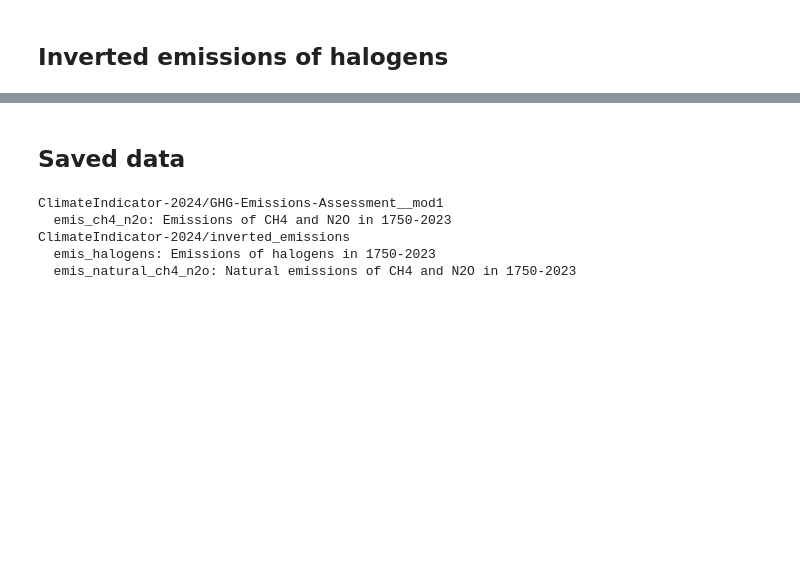
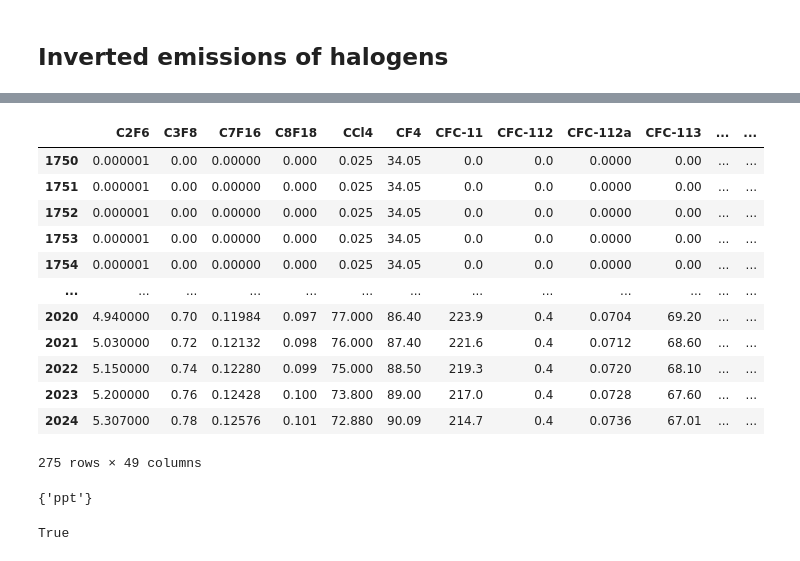
Before and after one commit to tsutsui1872/mce, a Jupyter notebook: notebook/mk_inv_emissions.ipynb, the cells around one changed output, grey strips where cells are left out. Cells and saved outputs as stored; diff of their text form; code cells hidden in the pictures; blank space fills up the shorter version.

```diff
--- a/notebook/mk_inv_emissions.ipynb
+++ b/notebook/mk_inv_emissions.ipynb
@@ -142,0 +155,2 @@ with h5py.File(outpath, 'r+') as f1:
+# %%
+ds = ScenarioBase(outpath='untracked/scenarios.h5', mode='a')
@@ -142,0 +165,8 @@ with h5py.File(outpath, 'r+') as f1:
+# %%
+ds_hist = ds.get_scenario('historical')
+
+df_conc = pd.DataFrame(
+    ds_hist['conc']['data'],
+    index=ds_hist['conc']['time'],
+    columns=ds_hist['conc']['variables'],
+)
@@ -434,21 +276,30 @@ for ax, gas in zip(myplt(), gases):
-# %% [markdown]
-## Saved data
-# %%
-with h5py.File(outpath, 'r') as f1:
-    for dname in [
-        'ClimateIndicator-2024/GHG-Emissions-Assessment__mod1',
-        'ClimateIndicator-2024/inverted_emissions',
-        ]:
-        print(dname)
-        grp = f1[dname]
-        grp.visititems(
-            lambda name, obj:
-            print('  {}: {}'.format(name, obj.attrs['description']))
-            if isinstance(obj, h5py.Group) else None
-        )
-# %% [output]
-ClimateIndicator-2024/GHG-Emissions-Assessment__mod1
-  emis_ch4_n2o: Emissions of CH4 and N2O in 1750-2023
-ClimateIndicator-2024/inverted_emissions
-  emis_halogens: Emissions of halogens in 1750-2023
-  emis_natural_ch4_n2o: Natural emissions of CH4 and N2O in 1750-2023
+# %%
+df_conc = pd.DataFrame(
+    ds_hist['conc']['data'],
+    index=ds_hist['conc']['time'],
+    columns=ds_hist['conc']['variables'],
+).drop(['CO2', 'CH4', 'N2O'], axis=1)
+# %%
+df_conc
+# %% [output]
+|  | C2F6 | C3F8 | C7F16 | C8F18 | CCl4 | CF4 | CFC-11 | CFC-112 | CFC-112a | CFC-113 | ... | ... |
+| 1750 | 0.000001 | 0.00 | 0.00000 | 0.000 | 0.025 | 34.05 | 0.0 | 0.0 | 0.0000 | 0.00 | ... | ... |
+| 1751 | 0.000001 | 0.00 | 0.00000 | 0.000 | 0.025 | 34.05 | 0.0 | 0.0 | 0.0000 | 0.00 | ... | ... |
+| 1752 | 0.000001 | 0.00 | 0.00000 | 0.000 | 0.025 | 34.05 | 0.0 | 0.0 | 0.0000 | 0.00 | ... | ... |
+| 1753 | 0.000001 | 0.00 | 0.00000 | 0.000 | 0.025 | 34.05 | 0.0 | 0.0 | 0.0000 | 0.00 | ... | ... |
+| 1754 | 0.000001 | 0.00 | 0.00000 | 0.000 | 0.025 | 34.05 | 0.0 | 0.0 | 0.0000 | 0.00 | ... | ... |
+| ... | ... | ... | ... | ... | ... | ... | ... | ... | ... | ... | ... | ... |
+| 2020 | 4.940000 | 0.70 | 0.11984 | 0.097 | 77.000 | 86.40 | 223.9 | 0.4 | 0.0704 | 69.20 | ... | ... |
+| 2021 | 5.030000 | 0.72 | 0.12132 | 0.098 | 76.000 | 87.40 | 221.6 | 0.4 | 0.0712 | 68.60 | ... | ... |
+| 2022 | 5.150000 | 0.74 | 0.12280 | 0.099 | 75.000 | 88.50 | 219.3 | 0.4 | 0.0720 | 68.10 | ... | ... |
+| 2023 | 5.200000 | 0.76 | 0.12428 | 0.100 | 73.800 | 89.00 | 217.0 | 0.4 | 0.0728 | 67.60 | ... | ... |
+| 2024 | 5.307000 | 0.78 | 0.12576 | 0.101 | 72.880 | 90.09 | 214.7 | 0.4 | 0.0736 | 67.01 | ... | ... |
+275 rows × 49 columns
+# %%
+# Ensure that all the units are ppt
+set([
+    ds_hist['conc']['attrs'][gas]['units']
+    for gas in df_conc
+])
+# %% [output]
+{'ppt'}
@@ -454,0 +315,6 @@ ClimateIndicator-2024/inverted_emissions
+# %%
+# Ensure that input concentrations are given at 1-year intervals
+time = df_conc.index.values
+np.all(time[1:] - time[:-1] == 1)
+# %% [output]
+True
```
Also changed, not shown: parts of 73 cells of this notebook, 6 other files.
